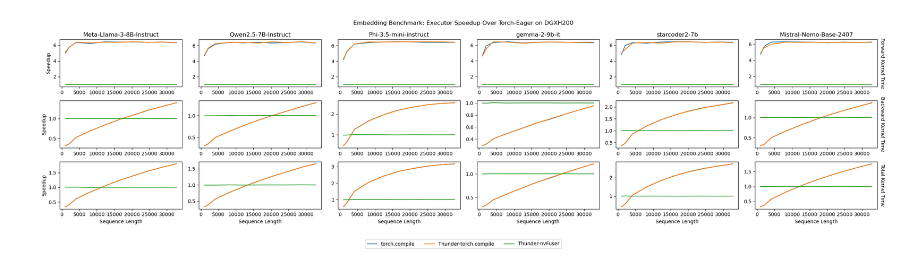
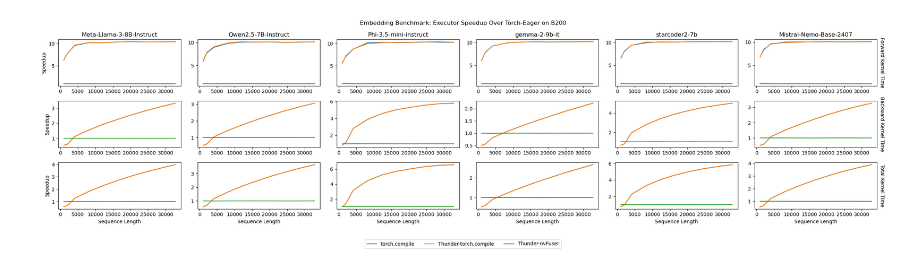
Before and after one commit to kevinstephano/thunder_model_blocks, a Jupyter notebook: notebooks/embedding_graphing.ipynb, the cells around one changed output. Cells and saved outputs as stored; diff of their text form; code cells hidden in the pictures.

```diff
--- a/notebooks/embedding_graphing.ipynb
+++ b/notebooks/embedding_graphing.ipynb
@@ -7,7 +7,7 @@ pd.options.display.float_format = '{:.3f}'.format
 # %%
 import os
 
-directory_path = "./embedding_h200"  # Replace with the actual path
+directory_path = "./embedding_b200"  # Replace with the actual path
 
 files = None
 try:
@@ -33,33 +33,33 @@ fig, axes = plt.subplots(nrows=3, ncols=num_plots, figsize=(4*num_plots, 6))
 for idx,name in enumerate(bench_list):
     pivot_dfs[name]['Fwd-K-Spdup'].reset_index().plot(ax=axes[0,idx], x="Seq-Len", y=executor_list)
     axes[0, idx].legend().remove()
     axes[0, idx].set_title(name)
     axes[0, idx].set_xlabel("")
     if idx == 0:
         axes[0, idx].set_ylabel("Speedup")
     if idx == (num_plots - 1):
         axes[0, idx].yaxis.set_label_position("right")
         axes[0, idx].set_ylabel('Forward Kernel Time', rotation=270, labelpad=15)
     pivot_dfs[name]['Bwd-K-Spdup'].reset_index().plot(ax=axes[1,idx], x="Seq-Len", y=executor_list)
     axes[1, idx].legend().remove()
     axes[1, idx].set_xlabel("")
     if idx == 0:
         axes[1, idx].set_ylabel("Speedup")
     if idx == (num_plots - 1):
         axes[1, idx].yaxis.set_label_position("right")
         axes[1, idx].set_ylabel('Backward Kernel Time', rotation=270, labelpad=15)
     pivot_dfs[name]['K-Spdup'].reset_index().plot(ax=axes[2,idx], x="Seq-Len", y=executor_list)
     axes[2, idx].legend().remove()
     axes[2, idx].set_xlabel("Sequence Length")
     if idx == 0:
         axes[2, idx].set_ylabel("Speedup")
     if idx == (num_plots - 1):
         axes[2, idx].yaxis.set_label_position("right")
         axes[2, idx].set_ylabel('Total Kernel Time', rotation=270, labelpad=15)
 fig.legend(labels=executor_list, loc='lower center', ncols=3, bbox_to_anchor=(0.5, -0.1))
-fig.suptitle("Embedding Benchmark: Executor Speedup Over Torch-Eager on DGXH200")
+fig.suptitle("Embedding Benchmark: Executor Speedup Over Torch-Eager on B200")
 plt.tight_layout()
-fig.savefig('embedding_executors.png', dpi=300, bbox_inches='tight')
+fig.savefig('embedding_executors_b200.png', dpi=300, bbox_inches='tight')
 plt.show()
 # %% [output]
-[figure, old version]
+[figure, new version]
```
Also changed, not shown: parts of 1 cell of this notebook, 2 other files.
